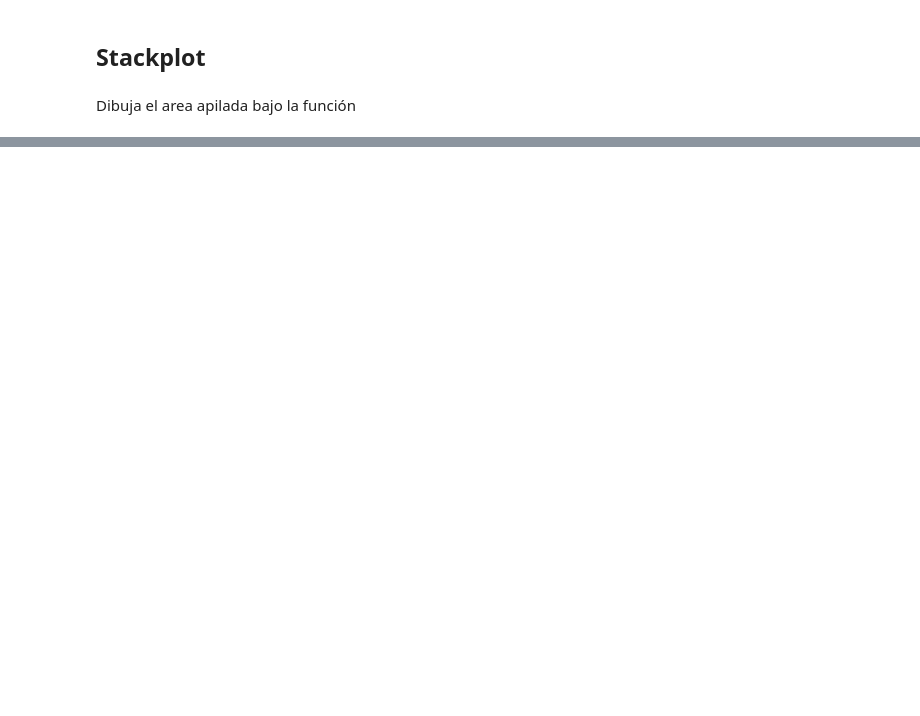
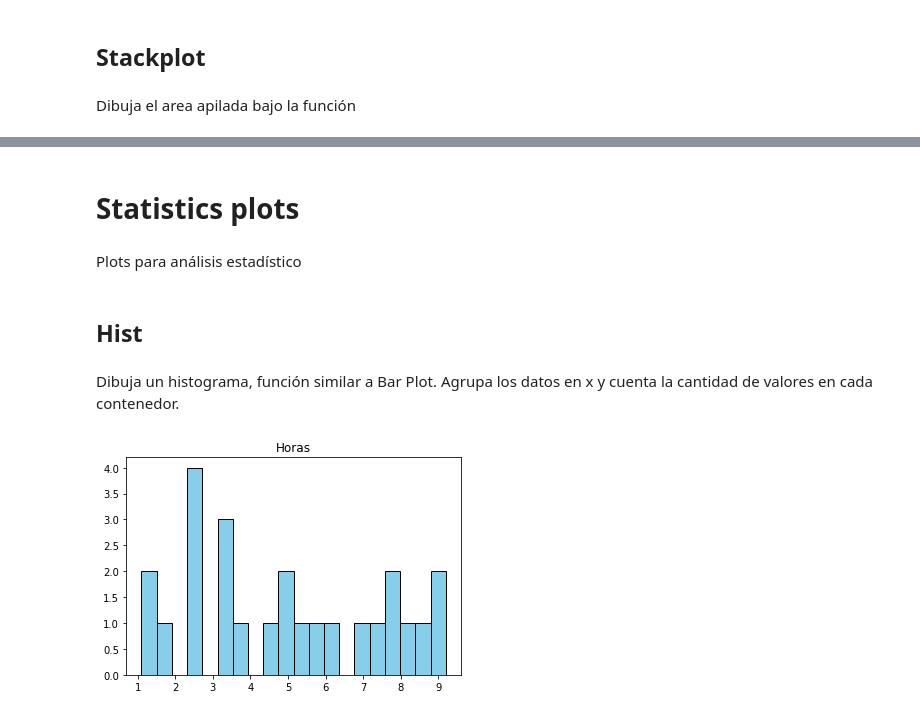
Before and after one commit to UAX-BigData-Grupo3/devPython-grupo3, a Jupyter notebook: matpotlib.ipynb, the cells around one changed output, grey strips where cells are left out. Cells and saved outputs as stored; diff of their text form; code cells hidden in the pictures; blank space fills up the shorter version.

Commit message:
Plots estadisticos

```diff
--- a/matpotlib.ipynb
+++ b/matpotlib.ipynb
@@ -176,0 +182,14 @@ Text(0, 0.5, 'Horas')
+# %% [markdown]
+# Statistics plots
+# %% [markdown]
+Plots para análisis estadístico
+# %% [markdown]
+## Hist
+# %% [markdown]
+Dibuja un histograma, función similar a Bar Plot. Agrupa los datos en x y cuenta la cantidad de valores en cada contenedor.
+# %%
+plt.hist(y, bins = 20,edgecolor='black',color = "skyblue")
+plt.title('Horas')
+plt.show()
+# %% [output]
+[figure, added]
```
Also changed, not shown: parts of 41 cells of this notebook.
